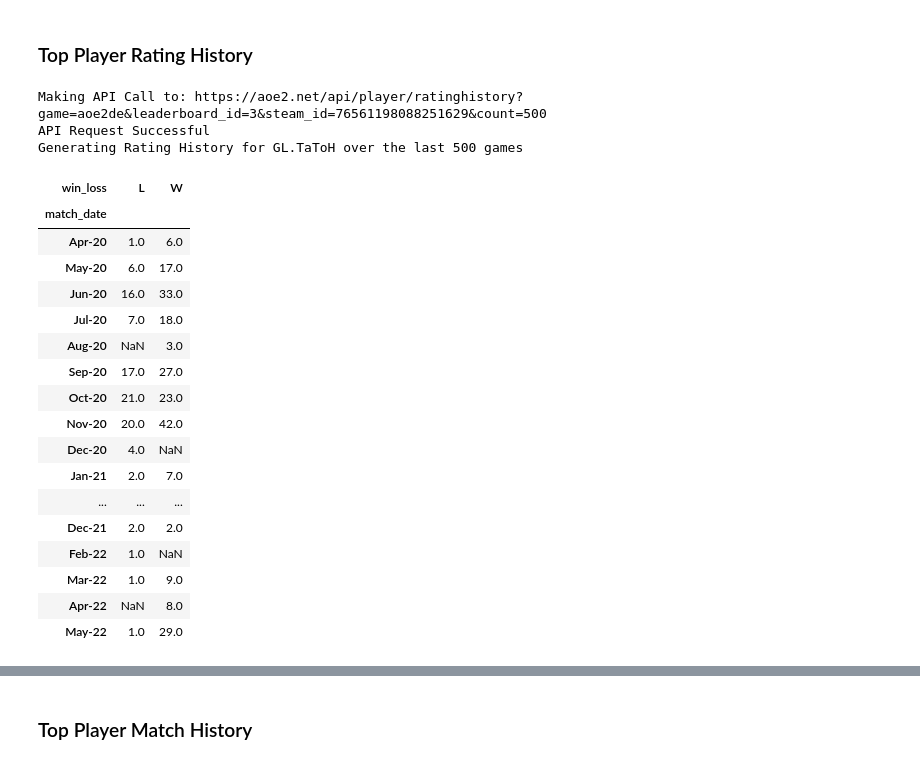
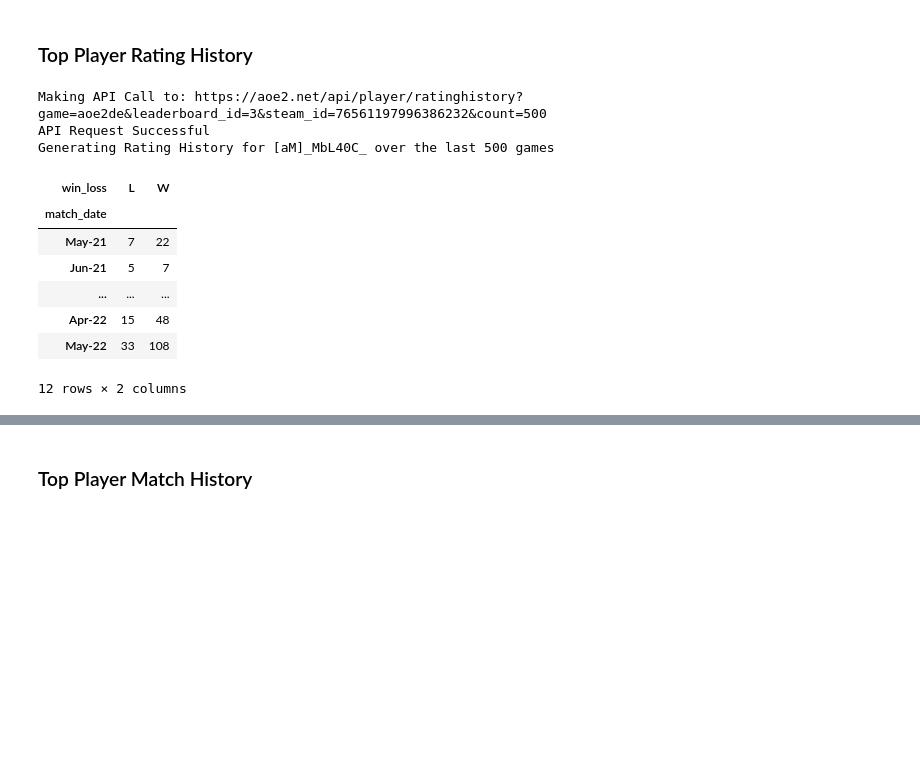
Before and after one commit to Filpill/AoE2Data, a Jupyter notebook: AoE2_APIData.ipynb, the cells around one changed output, grey strips where cells are left out. Cells and saved outputs as stored; diff of their text form; code cells hidden in the pictures; blank space fills up the shorter version.

```diff
--- a/AoE2_APIData.ipynb
+++ b/AoE2_APIData.ipynb
@@ -4,6 +4,7 @@
 from pyparsing import match_only_at_col
 import requests
 import sys
+import os
 import numpy as np
 import pandas as pd
 import matplotlib.pyplot as plt
@@ -15,6 +16,6 @@ from datetime import datetime
 from json import loads
 from PIL import Image
 
-pd.set_option('display.max_rows', 30)
+pd.set_option('display.max_rows', 4)
 # %% [markdown]
 # Defining Functions
@@ -21,33 +97,4 @@ pd.set_option('display.max_rows', 30)
 # %%
-def api2df(requestAddr):
-
-    #Making the API Request
-    print(f'Making API Call to: {requestAddr}')
-    response = requests.get(requestAddr)
-    if response.status_code == 200:
-        print('API Request Successful')
-    elif response.status_code == 404:
-        print('API Request Failed')
-        KeyboardInterrupt
-
-    #Converting JSON to Dict and Parsing API Data into a Dataframe
-    dict = loads(response.text)
-
-    return dict
-
-
-#Function to Detect Operating System and Adjust Pathing to Respective Filesystem
-def pathing(filename):
-
-    #Windows Operating System
-    if 'win' in sys.platform:
-        filepath = f'{sys.path[0]}\\{filename}'
-    #Linux/Mac Operating Sytem
-    else:
-        filepath = f'{sys.path[0]}/{filename}'
-
-    return filepath
-
 #Function for Writing .xlsx Data Tables which will provide a standard output for table formatting
 def xlsx_table_writer(data_table,sheet_name,col_width_list,title_str,startrow,startcol,worksheet,workbook,writer):
 
@@ -158,7 +222,11 @@ rating_top = leaderboard[leaderboard.columns.intersection(['steam_id','name','ra
 rating_top_xlsx = rating_top.copy()       #Preserving Table for xlsxwriter output
 rating_top = rating_top.head(15)
 rating_top = rating_top.iloc[::-1] #Flipping table upside down for purposes of plot data order
-rating_top
+
+#Taking top and bottom ratings to form limits of graph axis
+rat_top_ulim = rating_top.iat[0,rating_top.columns.get_loc('rating')]
+rat_top_llim = rating_top.iat[rating_top.shape[0]-1,rating_top.columns.get_loc('rating')]
+# rating_top
 # leaderboard
 # %% [output]
 Making API Call to: https://aoe2.net/api/leaderboard?game=aoe2de&leaderboard_id=3&start=1&count=100
@@ -203,48 +318,44 @@ for i in range(df_player_hist.shape[0]):
 
     #Since the timestamps are UNIX based, we need to convert them into DateTime Format so they are readable
     ts = df_player_hist.iat[i,df_player_hist.columns.get_loc('timestamp')]
     df_player_hist.iat[i,df_player_hist.columns.get_loc('match_date')] = datetime.fromtimestamp(ts)
 
     #Determine if match was a win or a loss (represented by an W or L string)
     i_b = i+1 #Create index value for match b to grab previous match
     if i_b != df_player_hist.shape[0]:
 
         match_a = df_player_hist.iat[i,df_player_hist.columns.get_loc('num_wins')]
         match_b = df_player_hist.iat[i_b,df_player_hist.columns.get_loc('num_wins')]
 
         if match_a > match_b:
             df_player_hist.iat[i,df_player_hist.columns.get_loc('win_loss')] = 'W'
         else:
             df_player_hist.iat[i,df_player_hist.columns.get_loc('win_loss')] = 'L'
 
     #Can't determine a win/loss for the final iteration so we have to drop the last row
     else:
         df_player_hist = df_player_hist[:-1]
 
+#Determining the month with most matches played to form as axis ylimit
+match_y_lim = df_player_hist.groupby(['match_date'])['match_date'].count()
+match_y_lim = match_y_lim.groupby([pd.Grouper(level='match_date',freq='1M')]).sum().reset_index(name='Match Count')
+match_y_lim.sort_values(by='Match Count',axis=0,ascending=False,kind='quicksort',inplace=True)
+match_y_lim = match_y_lim.iat[0,1]
+
 #Performing Groupby Operation To Determine Monthly Statistics
 df_player_hist = df_player_hist.groupby(['match_date','win_loss'])['win_loss'].count()
 df_player_hist = df_player_hist.groupby([pd.Grouper(level='match_date',freq='1M'),'win_loss']).sum().unstack('win_loss')
 df_player_hist.index = pd.to_datetime(df_player_hist.index).strftime('%b-%y')
 df_player_hist
 # %% [output]
-Making API Call to: https://aoe2.net/api/player/ratinghistory?game=aoe2de&leaderboard_id=3&steam_id=76561198088251629&count=500
+Making API Call to: https://aoe2.net/api/player/ratinghistory?game=aoe2de&leaderboard_id=3&steam_id=76561197996386232&count=500
 API Request Successful
-Generating Rating History for GL.TaToH over the last 500 games
+Generating Rating History for [aM]_MbL40C_ over the last 500 games
 | win_loss | L | W |
 | match_date |  |  |
-| Apr-20 | 1.0 | 6.0 |
-| May-20 | 6.0 | 17.0 |
-| Jun-20 | 16.0 | 33.0 |
-| Jul-20 | 7.0 | 18.0 |
-| Aug-20 | NaN | 3.0 |
-| Sep-20 | 17.0 | 27.0 |
-| Oct-20 | 21.0 | 23.0 |
-| Nov-20 | 20.0 | 42.0 |
-| Dec-20 | 4.0 | NaN |
-| Jan-21 | 2.0 | 7.0 |
+| May-21 | 7 | 22 |
+| Jun-21 | 5 | 7 |
 | ... | ... | ... |
-| Dec-21 | 2.0 | 2.0 |
-| Feb-22 | 1.0 | NaN |
-| Mar-22 | 1.0 | 9.0 |
-| Apr-22 | NaN | 8.0 |
-| May-22 | 1.0 | 29.0 |
+| Apr-22 | 15 | 48 |
+| May-22 | 33 | 108 |
+12 rows × 2 columns
```
Also changed, not shown: parts of 35 cells of this notebook, 3 other files.
